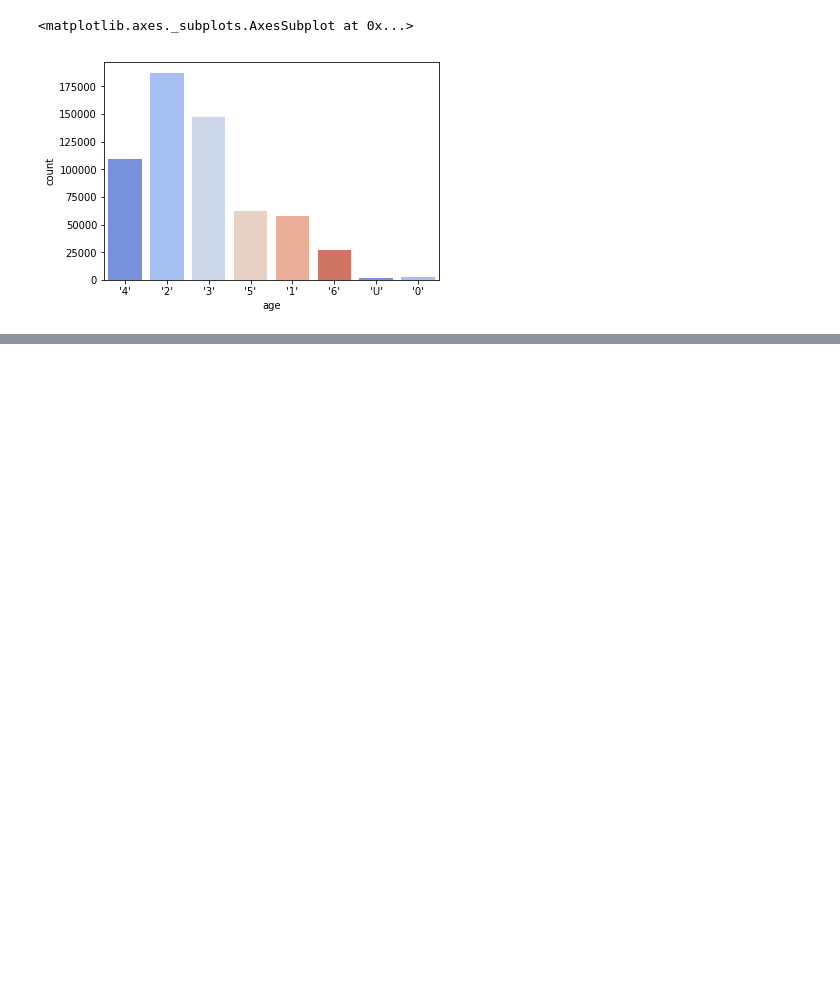
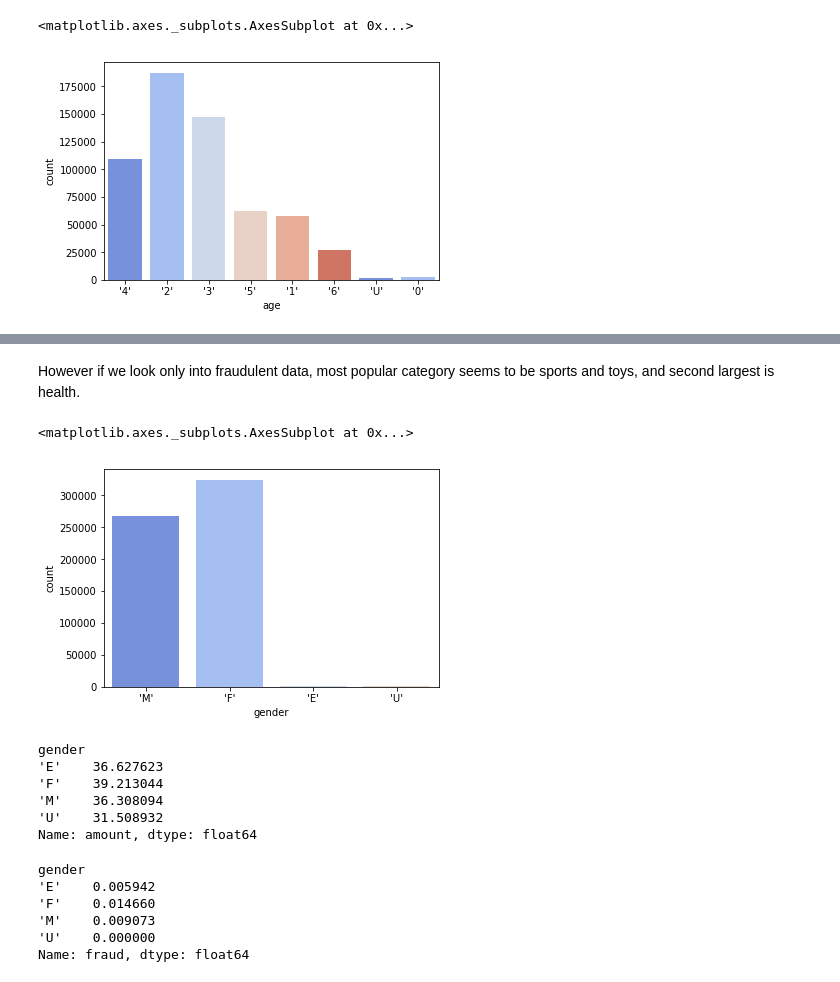
Before and after one commit to bew030/credit-card-fraud-detection-, a Jupyter notebook: Victoria_exploration.ipynb, the cells around one changed output, grey strips where cells are left out. Cells and saved outputs as stored; diff of their text form; code cells hidden in the pictures; blank space fills up the shorter version.

```diff
--- a/Victoria_exploration.ipynb
+++ b/Victoria_exploration.ipynb
@@ -88,0 +116,25 @@ Most of the transactions are within transportation
+# %% [markdown]
+However if we look only into fraudulent data, most popular category seems to be sports and toys, and second largest is health.
+# %%
+sns.countplot(x='gender', data=df, palette=sns.color_palette("coolwarm"))
+# %% [output]
+<matplotlib.axes._subplots.AxesSubplot at 0x...>
+[figure, added]
+# %%
+df.groupby(['gender']).amount.mean()
+# %% [output]
+gender
+'E'    36.627623
+'F'    39.213044
+'M'    36.308094
+'U'    31.508932
+Name: amount, dtype: float64
+# %%
+df.groupby(['gender']).fraud.mean()
+# %% [output]
+gender
+'E'    0.005942
+'F'    0.014660
+'M'    0.009073
+'U'    0.000000
+Name: fraud, dtype: float64
```
Also changed, not shown: parts of 18 cells of this notebook, 5 other files.
